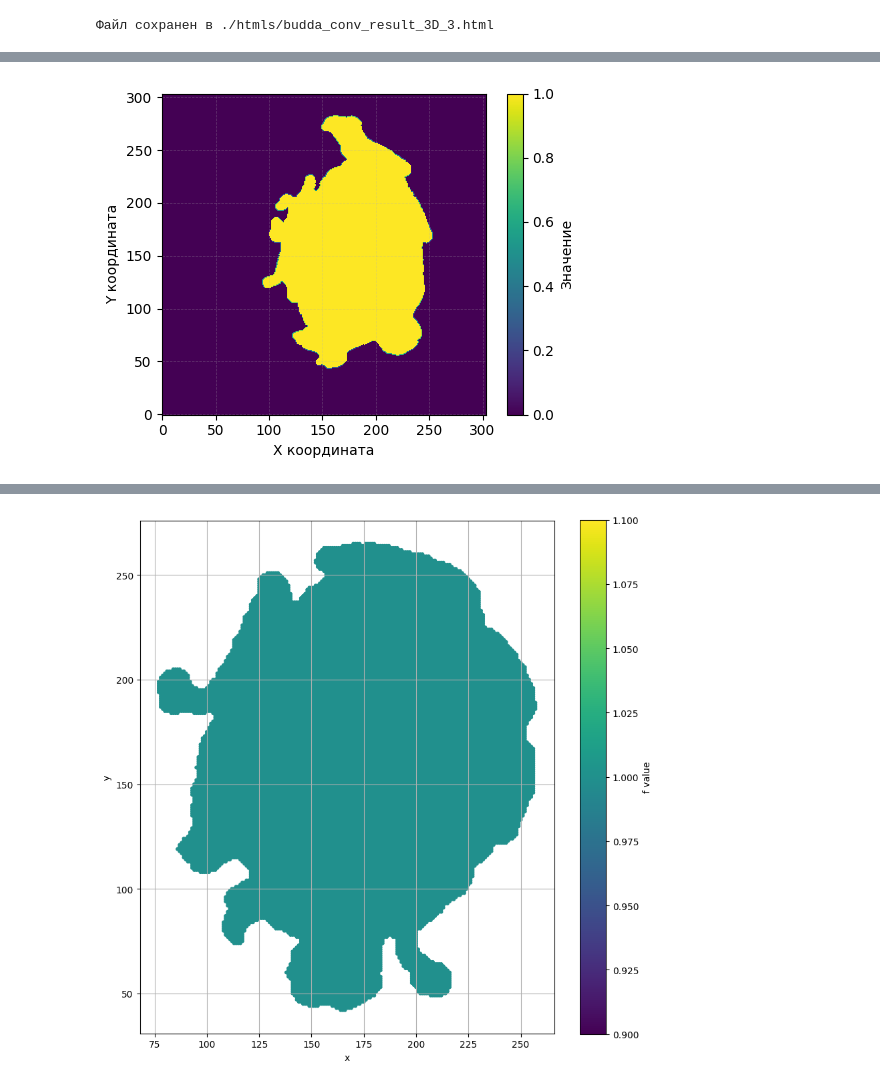
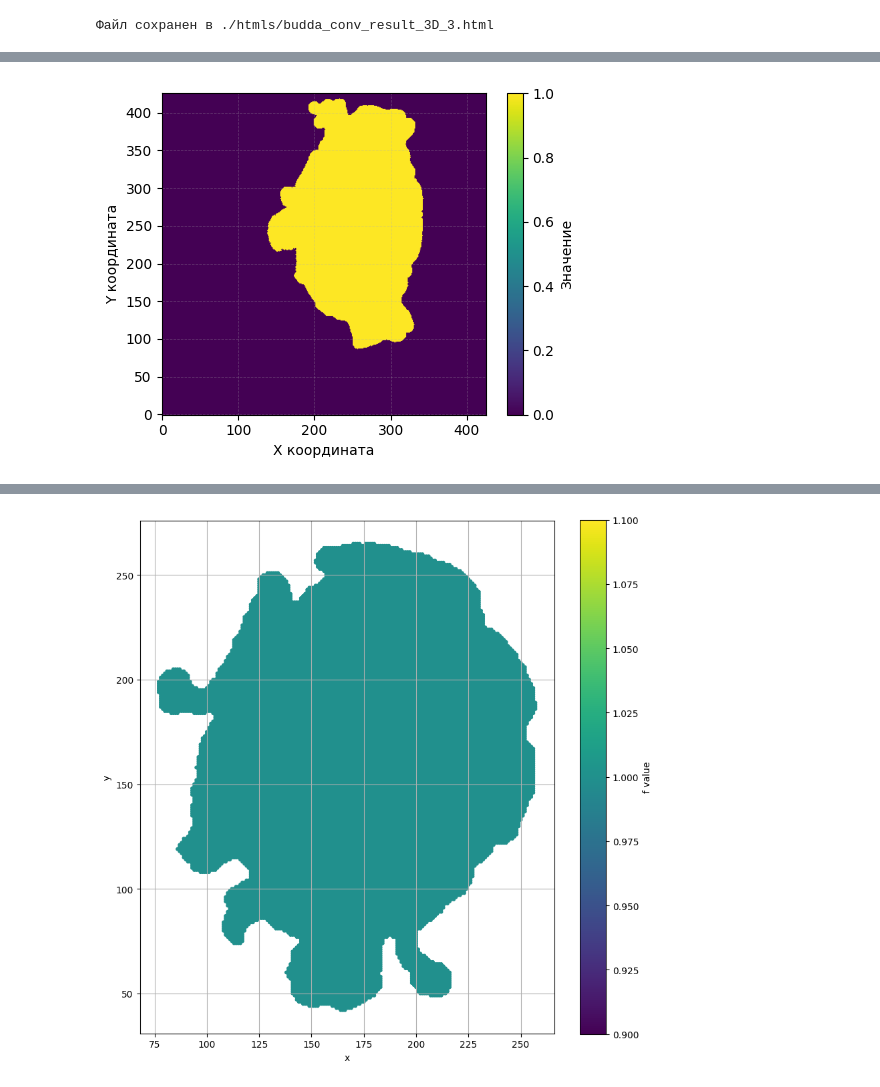
Before and after one commit to AlexanderShliakhturov/Application-of-subdivision-schemes-in-surface-approximation-problems, a Jupyter notebook: surface-reconstruction-budda.ipynb, the cells around one changed output, grey strips where cells are left out. Saved outputs shown, nothing was run; the diff lists cells and outputs as text; code cells hidden in the pictures.

```diff
--- a/surface-reconstruction-budda.ipynb
+++ b/surface-reconstruction-budda.ipynb
@@ -116,7 +117,7 @@ True
 '''
 
 raw_data = np.loadtxt('./models/BuddaAll.txt').reshape(-1)
-int_cast_data = np.trunc(raw_data*3500).astype(int).reshape(-1, 3)
+int_cast_data = np.trunc(raw_data*5000).astype(int).reshape(-1, 3)
 
 
 shifted = (int_cast_data - int_cast_data.min(axis=0) + np.array([10,10,10]))
@@ -171,7 +172,7 @@ def spherical_kernel_3d(radius: int, dim = 3) -> torch.Tensor:
 # budda_tensor_3D_slice = budda_tensor_3D[:,:, 30]
 
 # kernel_2D = torch.ones(size=(3,3))
-radius = 3   # примерно kernel_shape // 2
+radius = 5   # примерно kernel_shape // 2
 kernel_3D = spherical_kernel_3d(radius)
 
 # kernel_shape = 9
@@ -245,22 +246,22 @@ for layer in range (budda_conv_result_3D.shape[2]):
 # %%
 plt.figure(figsize=(5, 4))
 
-plt.imshow(budda_conv_result_3D_filled[:, :, 200],
+plt.imshow(budda_conv_result_3D_filled[:, :, 700],
            cmap='viridis',
            aspect='auto',
            origin='lower')
 
 plt.colorbar(label='Значение')
 plt.xlabel('X координата')
 plt.ylabel('Y координата')
 
 plt.grid(True, alpha=0.3, linestyle='--', linewidth=0.5)
 
 plt.tight_layout()
 plt.savefig('./images/turbine_slice_conv_filled.png')
 plt.show()
 # %% [output]
-[figure, old version]
+[figure, new version]
 # %%
 # mask = torch.tensor([0, 1, 3, 3, 1], dtype=torch.float32) / 4
 mask = torch.tensor([1 / 4, 3 / 4, 3 / 4, 1 / 4, 0], dtype=torch.float32)
```
Also changed, not shown: parts of 15 cells of this notebook, 14 other files.
